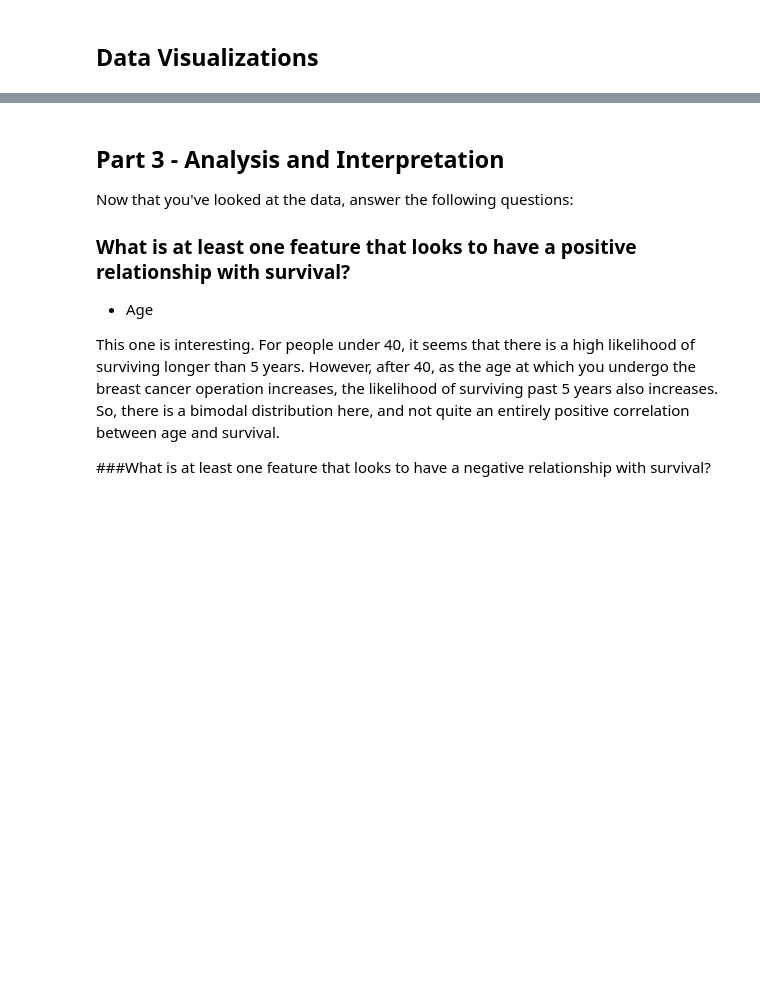
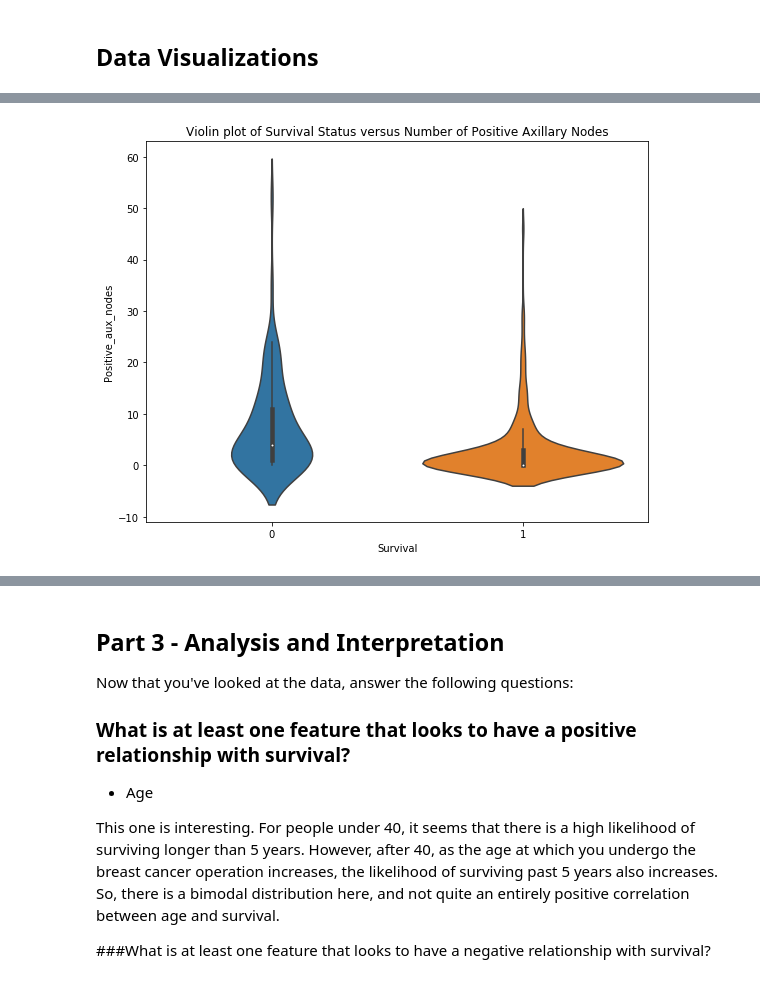
Before and after one commit to ngriggs/DS-Unit-1-Sprint-1-Dealing-With-Data, a Jupyter notebook: DS_Unit_1_Sprint_Challenge_1.ipynb, the cells around one changed output, grey strips where cells are left out. Saved outputs shown, nothing was run; the diff lists cells and outputs as text; code cells hidden in the pictures; blank space fills up the shorter version.

```diff
--- a/DS_Unit_1_Sprint_Challenge_1.ipynb
+++ b/DS_Unit_1_Sprint_Challenge_1.ipynb
@@ -264,2 +276,8 @@ sns.violinplot(x = df['Survival'], y = df['Age'] );
+# %%
+fig = plt.subplots(figsize =(9, 7))
+sns.violinplot(x = df['Survival'], y = df['Positive_aux_nodes'] )
+plt.title('Violin plot of Survival Status versus Number of Positive Axillary Nodes');
+# %% [output]
+[figure, added]
 # %%
 fig = plt.subplots(figsize =(9, 7))
```
Also changed, not shown: parts of 6 cells of this notebook.
